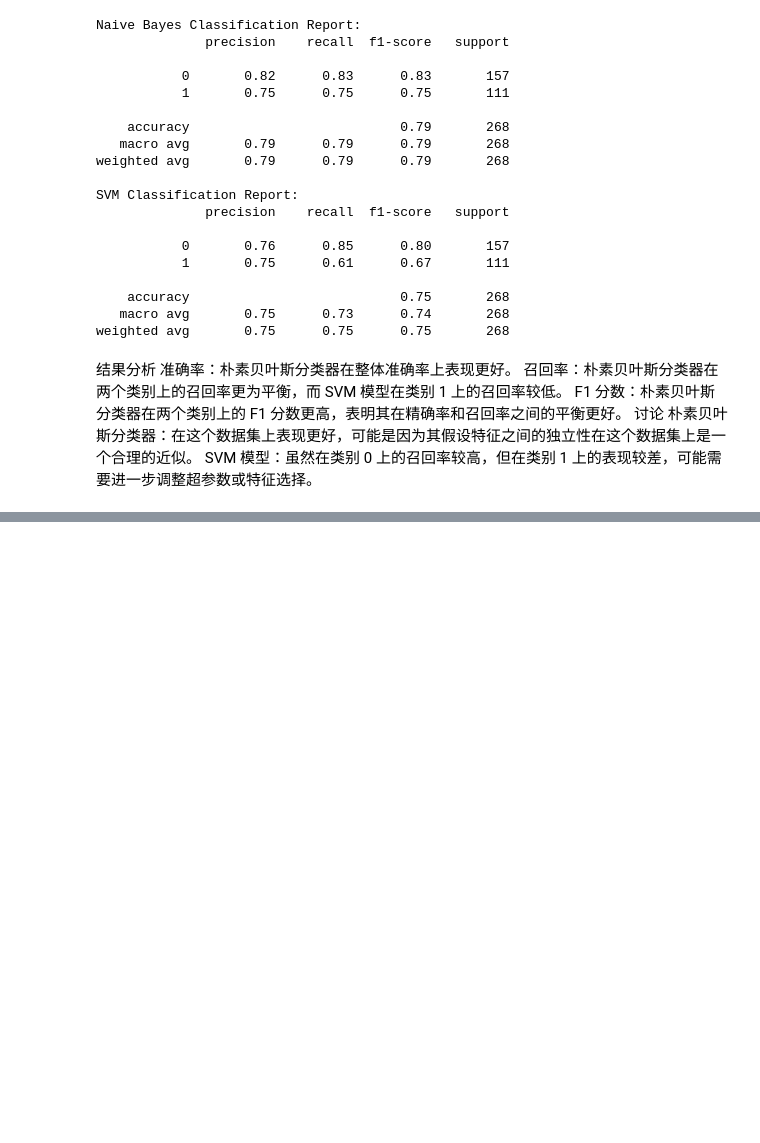
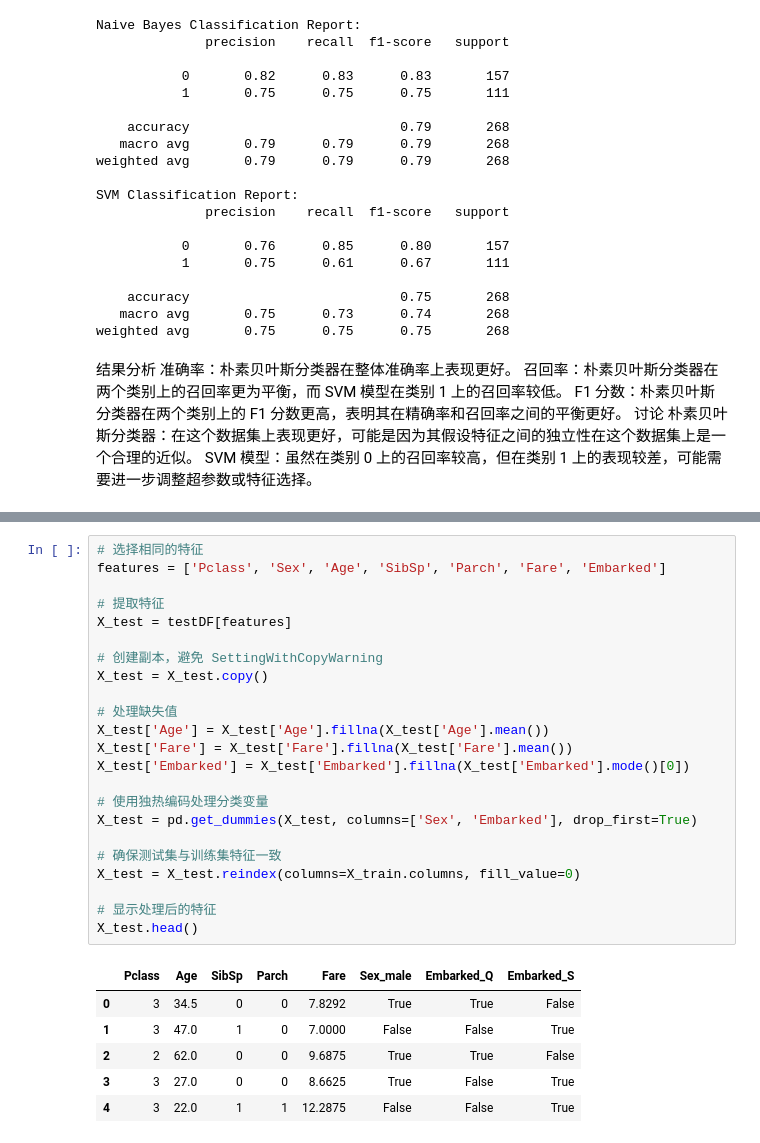
Before and after one commit to SeanMuInCa/learn_python, a Jupyter notebook: Assignment1.ipynb, the cells around one changed output, grey strips where cells are left out. Drawn from its saved outputs; the diff is of its cells as text; blank space fills up the shorter version.

```diff
--- a/Assignment1.ipynb
+++ b/Assignment1.ipynb
@@ -191,0 +206,30 @@ SVM 模型：虽然在类别 0 上的召回率较高，但在类别 1 上的表
+# %%
+# 选择相同的特征
+features = ['Pclass', 'Sex', 'Age', 'SibSp', 'Parch', 'Fare', 'Embarked']
+
+# 提取特征
+X_test = testDF[features]
+
+# 创建副本，避免 SettingWithCopyWarning
+X_test = X_test.copy()
+
+# 处理缺失值
+X_test['Age'] = X_test['Age'].fillna(X_test['Age'].mean())
+X_test['Fare'] = X_test['Fare'].fillna(X_test['Fare'].mean())
+X_test['Embarked'] = X_test['Embarked'].fillna(X_test['Embarked'].mode()[0])
+
+# 使用独热编码处理分类变量
+X_test = pd.get_dummies(X_test, columns=['Sex', 'Embarked'], drop_first=True)
+
+# 确保测试集与训练集特征一致
+X_test = X_test.reindex(columns=X_train.columns, fill_value=0)
+
+# 显示处理后的特征
+X_test.head()
+# %% [output]
+|  | Pclass | Age | SibSp | Parch | Fare | Sex_male | Embarked_Q | Embarked_S |
+| 0 | 3 | 34.5 | 0 | 0 | 7.8292 | True | True | False |
+| 1 | 3 | 47.0 | 1 | 0 | 7.0000 | False | False | True |
+| 2 | 2 | 62.0 | 0 | 0 | 9.6875 | True | True | False |
+| 3 | 3 | 27.0 | 0 | 0 | 8.6625 | True | False | True |
+| 4 | 3 | 22.0 | 1 | 1 | 12.2875 | False | False | True |
```
Also changed, not shown: parts of 3 cells of this notebook.
